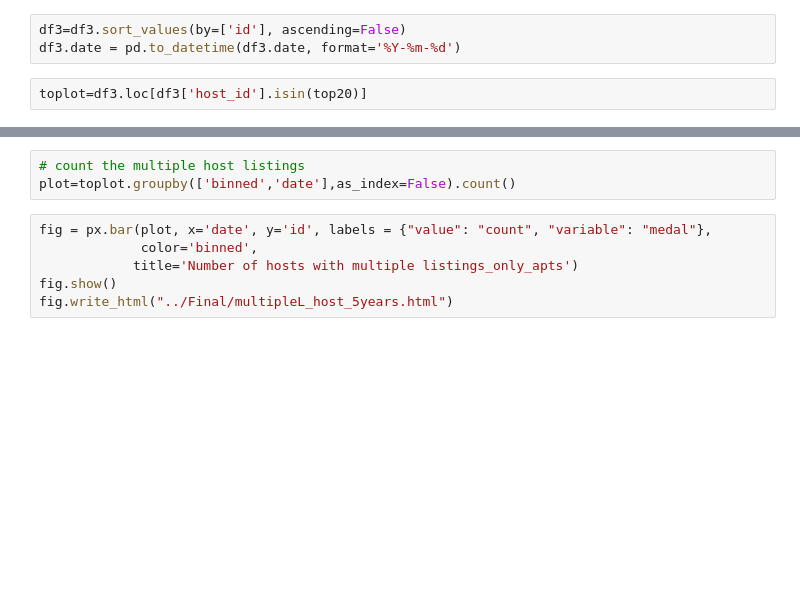
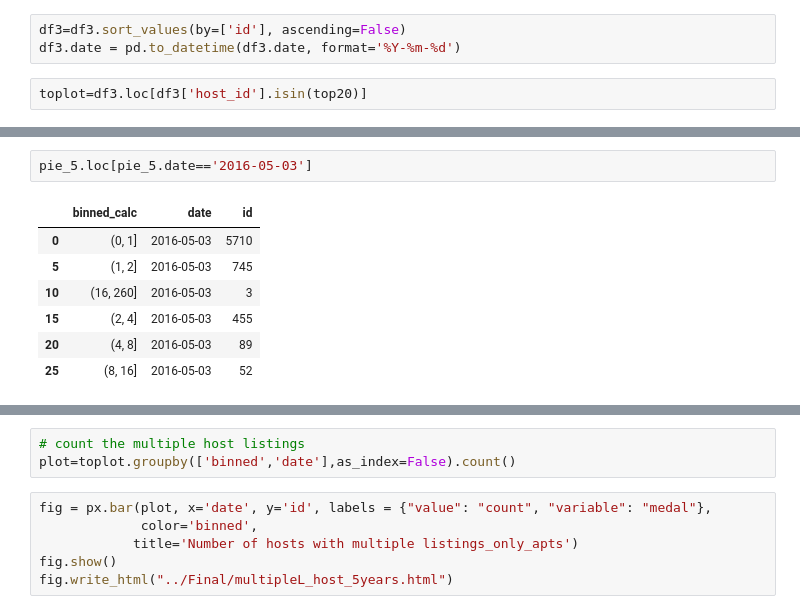
Before and after one commit to joao-dias-25/Airbnb-Dynamics-Berlin, a Jupyter notebook: agg_ploting.ipynb, the cells around one changed output, grey strips where cells are left out. Cells and saved outputs as stored; diff of their text form; blank space fills up the shorter version.

```diff
--- a/agg_ploting.ipynb
+++ b/agg_ploting.ipynb
@@ -69,0 +181,10 @@ toplot
+# %%
+pie_5.loc[pie_5.date=='2016-05-03']
+# %% [output]
+|  | binned_calc | date | id |
+| 0 | (0, 1] | 2016-05-03 | 5710 |
+| 5 | (1, 2] | 2016-05-03 | 745 |
+| 10 | (16, 260] | 2016-05-03 | 3 |
+| 15 | (2, 4] | 2016-05-03 | 455 |
+| 20 | (4, 8] | 2016-05-03 | 89 |
+| 25 | (8, 16] | 2016-05-03 | 52 |
```
Also changed, not shown: parts of 20 cells of this notebook, 19 other files.
